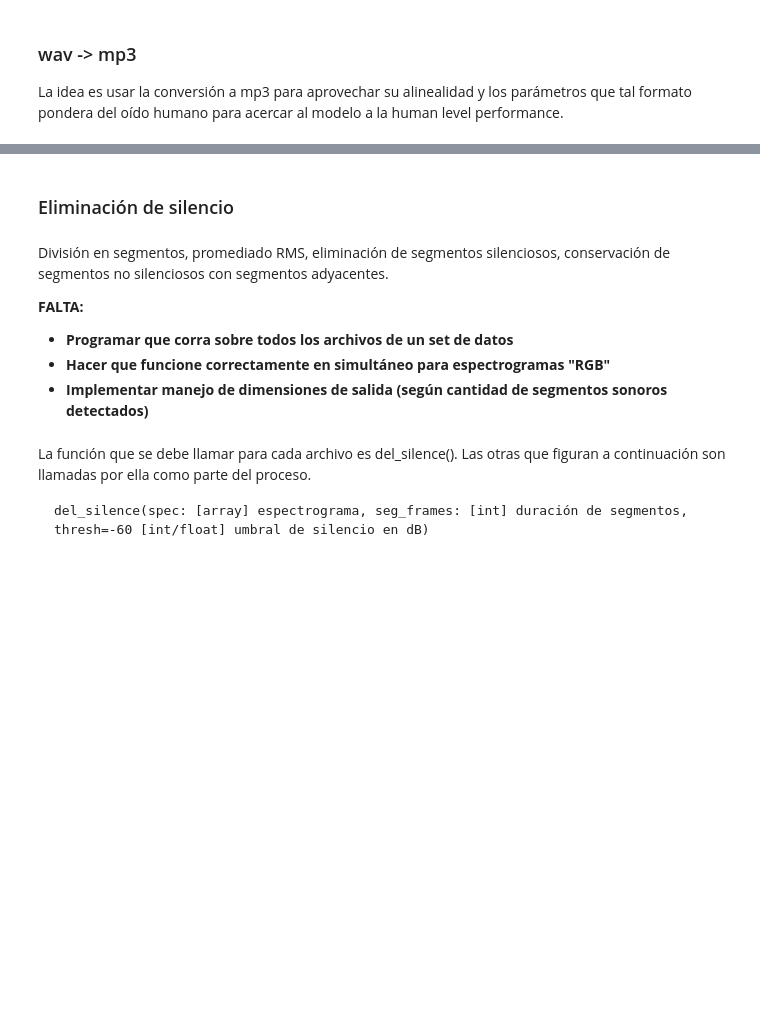
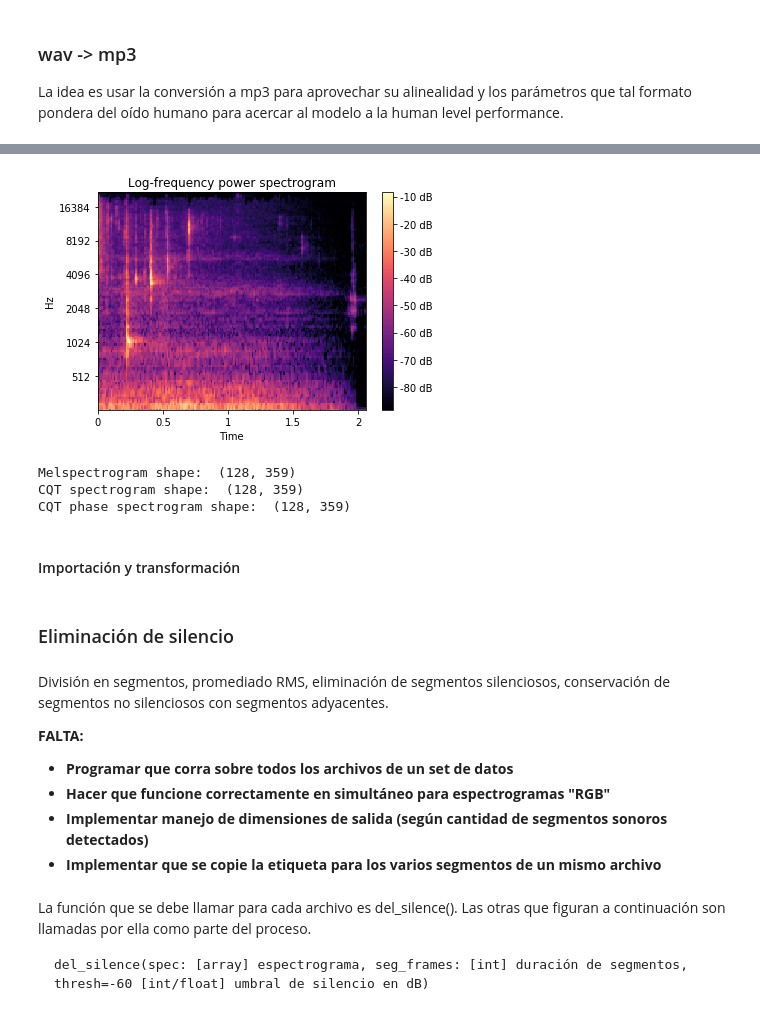
Before and after one commit to pupkinivan/fsd-tagging, a Jupyter notebook: ladifanet.ipynb, the cells around one changed output, grey strips where cells are left out. Cells and saved outputs as stored; diff of their text form; code cells hidden in the pictures; blank space fills up the shorter version.

```diff
--- a/ladifanet.ipynb
+++ b/ladifanet.ipynb
@@ -244,0 +372,16 @@ def addZip(directory):
+# %%
+melspec = audio_to_melspectrogram(conf, audio)
+show_melspectrogram(conf, melspec)
+# %% [output]
+[figure, added]
+# %%
+filespec = read_as_spectrogramsx3(conf, '0019ef41.wav')
+print("Melspectrogram shape: ", filespec[0].shape)
+print("CQT spectrogram shape: ", filespec[1].shape)
+print("CQT phase spectrogram shape: ", filespec[2].shape)
+# %% [output]
+Melspectrogram shape:  (128, 359)
+CQT spectrogram shape:  (128, 359)
+CQT phase spectrogram shape:  (128, 359)
+# %% [markdown]
+#### Importación y transformación
@@ -251,6 +415,7 @@ División en segmentos, promediado RMS, eliminación de segmentos silenciosos, c
 * **Programar que corra sobre todos los archivos de un set de datos**
 * **Hacer que funcione correctamente en simultáneo para espectrogramas "RGB"**
 * **Implementar manejo de dimensiones de salida (según cantidad de segmentos sonoros detectados)**
+* **Implementar que se copie la etiqueta para los varios segmentos de un mismo archivo**
 # %% [markdown]
 La función que se debe llamar para cada archivo es del_silence(). Las otras que figuran a continuación son llamadas por ella como parte del proceso.
 
```
Also changed, not shown: parts of 164 cells of this notebook.
